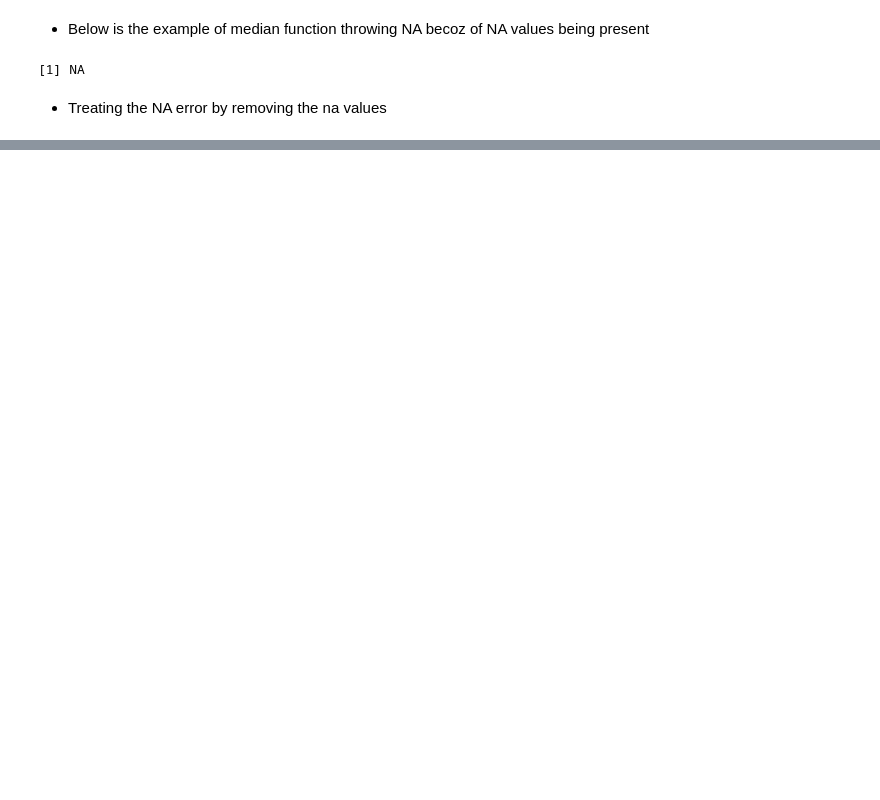
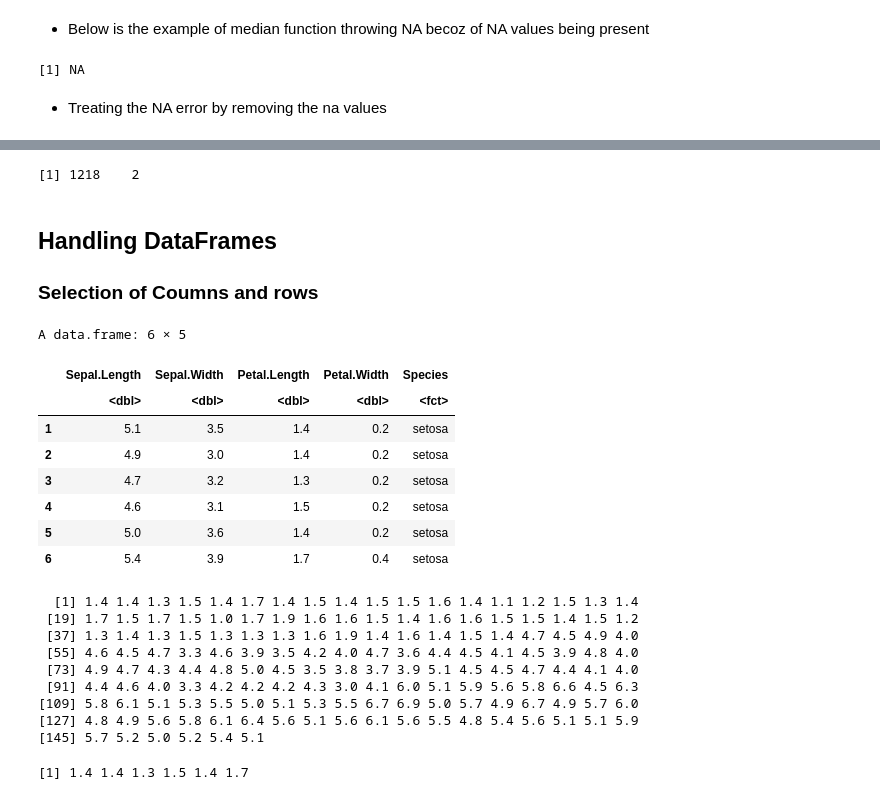
Before and after one commit to u-r-a-bot/R_tuts, a Jupyter notebook: week_1/DataCleaning.ipynb, the cells around one changed output, grey strips where cells are left out. Drawn from its saved outputs; the diff is of its cells as text; code cells hidden in the pictures; blank space fills up the shorter version.

```diff
--- a/week_1/DataCleaning.ipynb
+++ b/week_1/DataCleaning.ipynb
@@ -168,0 +264,33 @@ median(Freedman, is.na = F)
+# %%
+data_4 = unique(data_3)
+dim(data_4) ## only unique values got copied
+# %% [output]
+[1] 1218    2
+# %% [markdown]
+## Handling DataFrames
+
+### Selection of Coumns and rows
+# %%
+head(iris)
+iris[,3]
+head(iris[,3])
+# %% [output]
+A data.frame: 6 × 5
+|  | Sepal.Length | Sepal.Width | Petal.Length | Petal.Width | Species |
+|  | <dbl> | <dbl> | <dbl> | <dbl> | <fct> |
+| 1 | 5.1 | 3.5 | 1.4 | 0.2 | setosa |
+| 2 | 4.9 | 3.0 | 1.4 | 0.2 | setosa |
+| 3 | 4.7 | 3.2 | 1.3 | 0.2 | setosa |
+| 4 | 4.6 | 3.1 | 1.5 | 0.2 | setosa |
+| 5 | 5.0 | 3.6 | 1.4 | 0.2 | setosa |
+| 6 | 5.4 | 3.9 | 1.7 | 0.4 | setosa |
+  [1] 1.4 1.4 1.3 1.5 1.4 1.7 1.4 1.5 1.4 1.5 1.5 1.6 1.4 1.1 1.2 1.5 1.3 1.4
+ [19] 1.7 1.5 1.7 1.5 1.0 1.7 1.9 1.6 1.6 1.5 1.4 1.6 1.6 1.5 1.5 1.4 1.5 1.2
+ [37] 1.3 1.4 1.3 1.5 1.3 1.3 1.3 1.6 1.9 1.4 1.6 1.4 1.5 1.4 4.7 4.5 4.9 4.0
+ [55] 4.6 4.5 4.7 3.3 4.6 3.9 3.5 4.2 4.0 4.7 3.6 4.4 4.5 4.1 4.5 3.9 4.8 4.0
+ [73] 4.9 4.7 4.3 4.4 4.8 5.0 4.5 3.5 3.8 3.7 3.9 5.1 4.5 4.5 4.7 4.4 4.1 4.0
+ [91] 4.4 4.6 4.0 3.3 4.2 4.2 4.2 4.3 3.0 4.1 6.0 5.1 5.9 5.6 5.8 6.6 4.5 6.3
+[109] 5.8 6.1 5.1 5.3 5.5 5.0 5.1 5.3 5.5 6.7 6.9 5.0 5.7 4.9 6.7 4.9 5.7 6.0
+[127] 4.8 4.9 5.6 5.8 6.1 6.4 5.6 5.1 5.6 6.1 5.6 5.5 4.8 5.4 5.6 5.1 5.1 5.9
+[145] 5.7 5.2 5.0 5.2 5.4 5.1
+[1] 1.4 1.4 1.3 1.5 1.4 1.7
```
Also changed, not shown: parts of 23 cells of this notebook.
